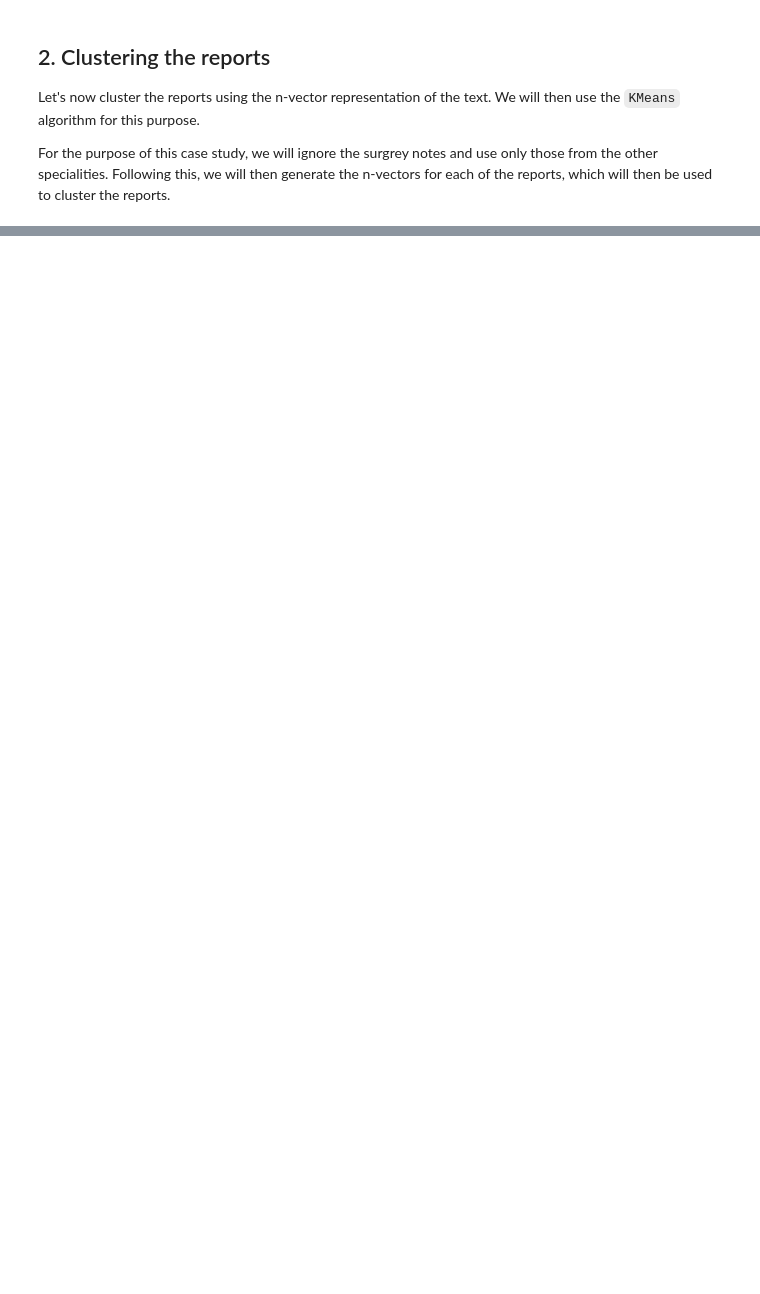
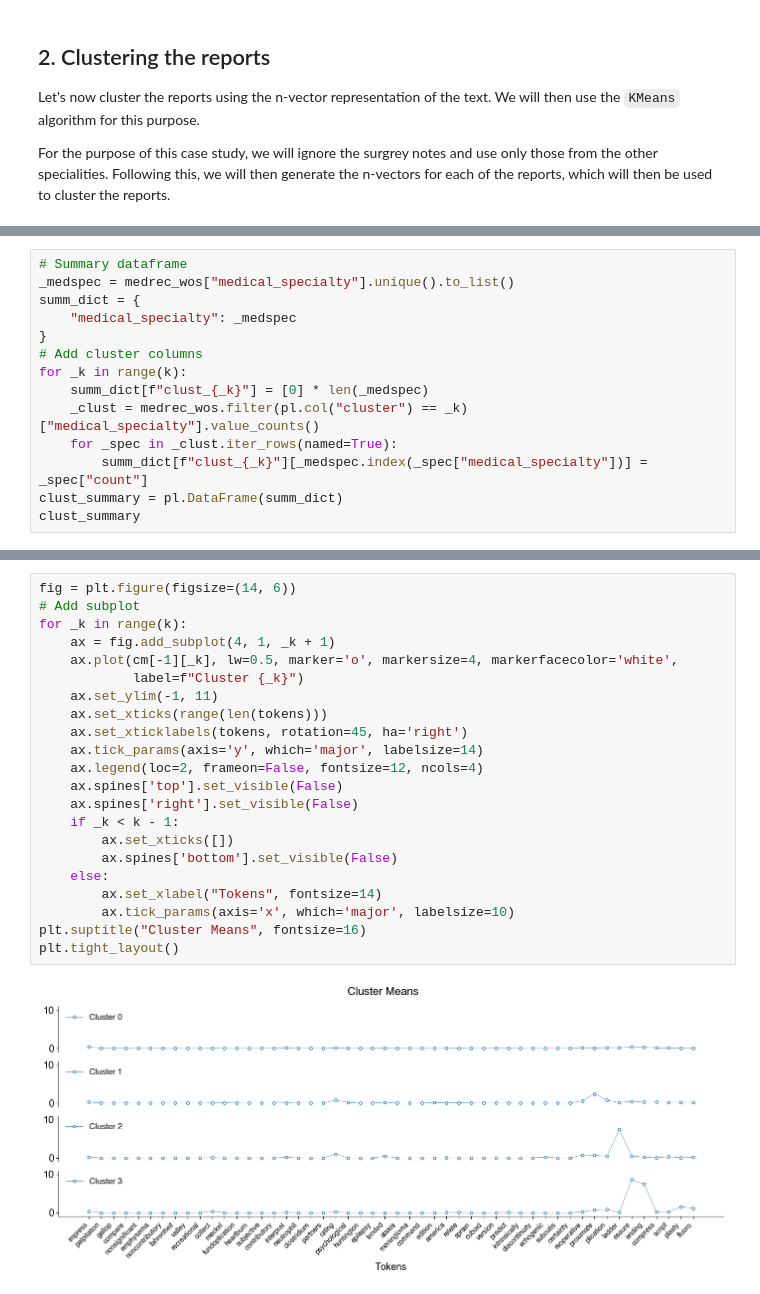
Before and after one commit to siva82kb/ALADA-Course, a Jupyter notebook: case_studies/case_study_01.ipynb, the cells around one changed output, grey strips where cells are left out. Saved outputs shown, nothing was run; the diff lists cells and outputs as text; blank space fills up the shorter version.

```diff
--- a/case_studies/case_study_01.ipynb
+++ b/case_studies/case_study_01.ipynb
@@ -458,0 +230,14 @@ np.round(100 * np.array([v / np.linalg.norm(v) for v in X1.T]).T) / 100
+# %%
+# Summary dataframe
+_medspec = medrec_wos["medical_specialty"].unique().to_list()
+summ_dict = {
+    "medical_specialty": _medspec
+}
+# Add cluster columns
+for _k in range(k):
+    summ_dict[f"clust_{_k}"] = [0] * len(_medspec)
+    _clust = medrec_wos.filter(pl.col("cluster") == _k)["medical_specialty"].value_counts()
+    for _spec in _clust.iter_rows(named=True):
+        summ_dict[f"clust_{_k}"][_medspec.index(_spec["medical_specialty"])] = _spec["count"]
+clust_summary = pl.DataFrame(summ_dict)
+clust_summary
@@ -458,0 +259,24 @@ np.round(100 * np.array([v / np.linalg.norm(v) for v in X1.T]).T) / 100
+# %%
+fig = plt.figure(figsize=(14, 6))
+# Add subplot
+for _k in range(k):
+    ax = fig.add_subplot(4, 1, _k + 1)
+    ax.plot(cm[-1][_k], lw=0.5, marker='o', markersize=4, markerfacecolor='white',
+            label=f"Cluster {_k}")
+    ax.set_ylim(-1, 11)
+    ax.set_xticks(range(len(tokens)))
+    ax.set_xticklabels(tokens, rotation=45, ha='right')
+    ax.tick_params(axis='y', which='major', labelsize=14)
+    ax.legend(loc=2, frameon=False, fontsize=12, ncols=4)
+    ax.spines['top'].set_visible(False)
+    ax.spines['right'].set_visible(False)
+    if _k < k - 1:
+        ax.set_xticks([])
+        ax.spines['bottom'].set_visible(False)
+    else:
+        ax.set_xlabel("Tokens", fontsize=14)
+        ax.tick_params(axis='x', which='major', labelsize=10)
+plt.suptitle("Cluster Means", fontsize=16)
+plt.tight_layout()
+# %% [output]
+[figure, added]
```
Also changed, not shown: parts of 56 cells of this notebook, 2 other files.
